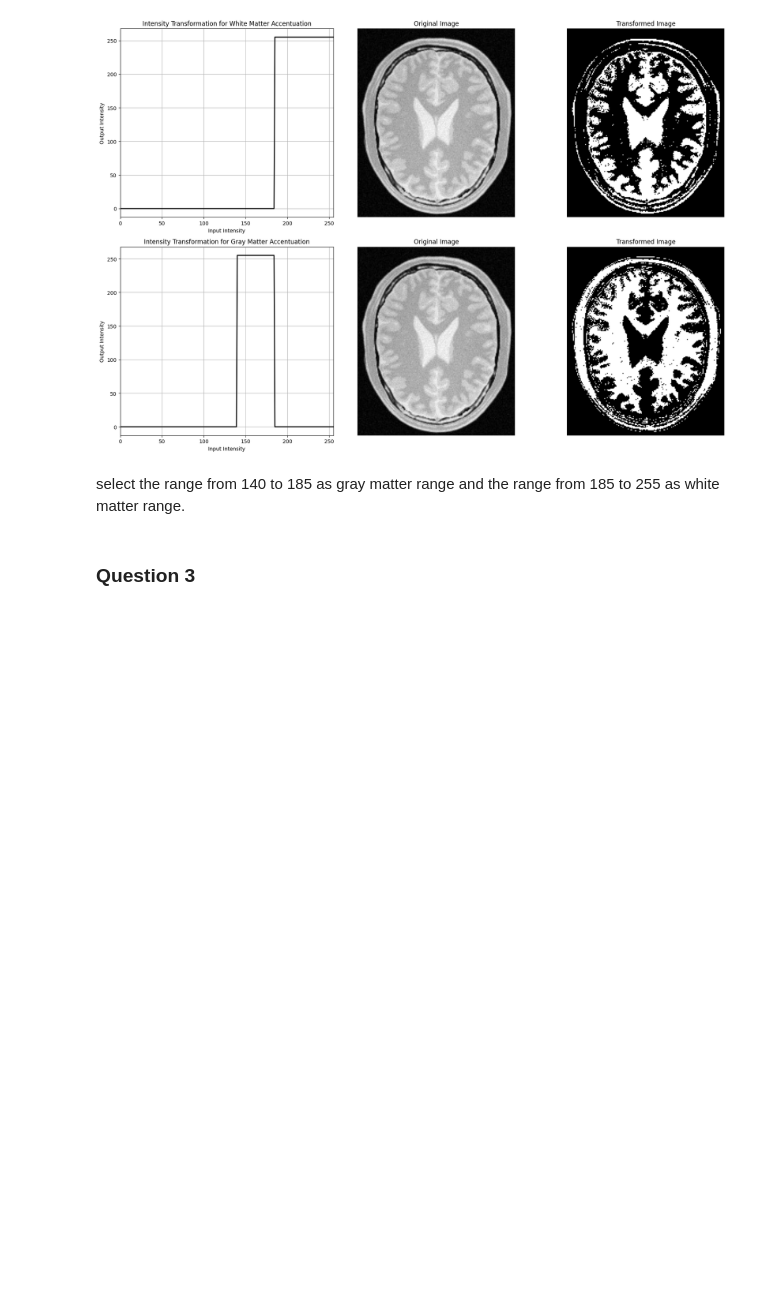
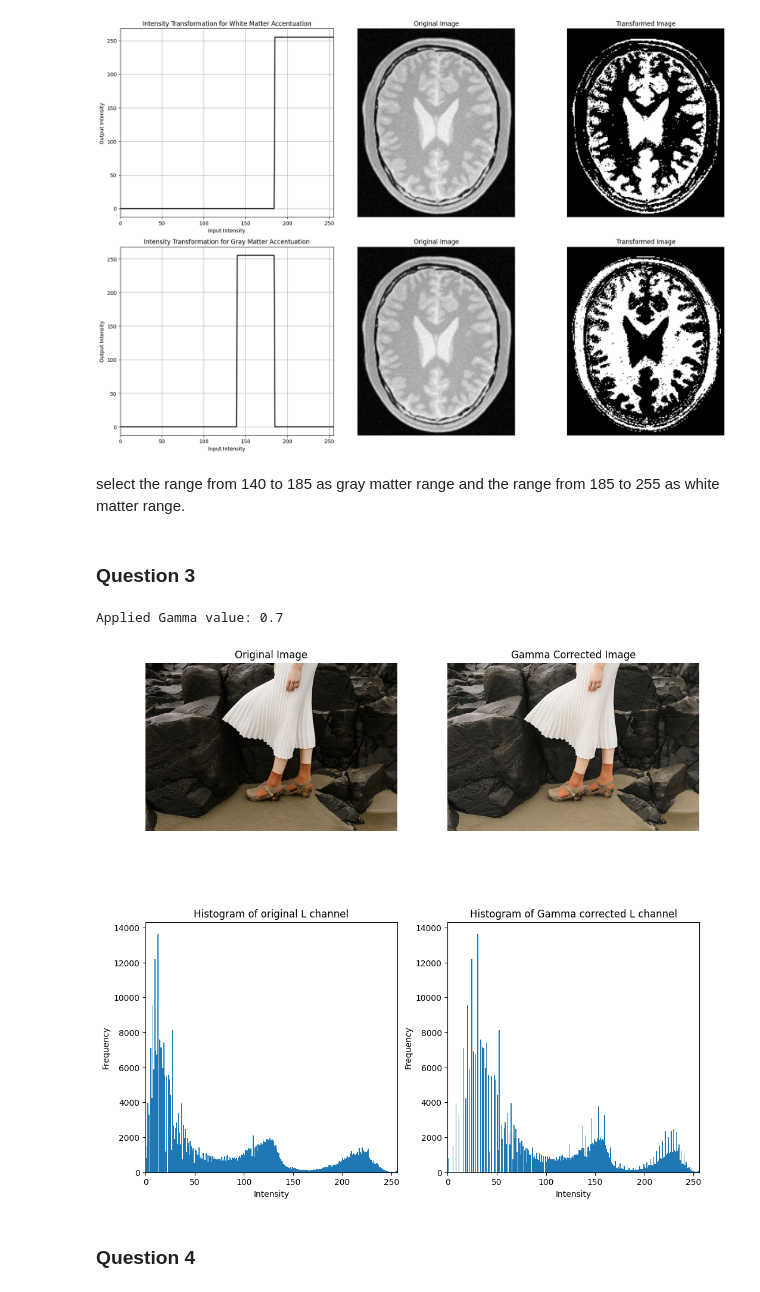
Before and after one commit to Akisara-23/EN3160_Assignment_01, a Jupyter notebook: 230229P_A_01.ipynb, the cells around one changed output. Cells and saved outputs as stored; diff of their text form; code cells hidden in the pictures; blank space fills up the shorter version.

Commit message:
Question 3 is done

```diff
--- a/230229P_A_01.ipynb
+++ b/230229P_A_01.ipynb
@@ -159,3 +159,51 @@ plt.show()
 select the range from 140 to 185 as gray matter range and the range from 185 to 255 as white matter range.
 # %% [markdown]
 ### Question 3
+# %%
+im_bgr = cv2.imread("images/WhatsApp Image 2026-09-09 at 20.02.44 (1).jpeg")
+
+# separating the L*a*b* channels
+L, a, b = cv2.split(cv2.cvtColor(im_bgr, cv2.COLOR_BGR2LAB))
+
+# Applying Gamma correction to the L channel
+gamma = 0.7
+print(f"Applied Gamma value: {gamma}")
+
+lut_gamma = np.array([((i / 255.0) ** gamma) * 255 for i in range(256)]).astype(np.uint8)
+L_corrected = cv2.LUT(L, lut_gamma)
+
+# merge corrected L channel with original a and b channels
+im_lab_corrected = cv2.merge([L_corrected, a, b])
+
+fig, ax = plt.subplots(2, 2, figsize= (12,12))
+
+# Plotting the original image
+ax[0][0].imshow(cv2.cvtColor(im_bgr, cv2.COLOR_BGR2RGB))
+ax[0][0].set_title('Original Image')
+ax[0][0].axis('off')
+
+# Plotting Gamma corrected image
+ax[0][1].imshow(cv2.cvtColor(im_lab_corrected, cv2.COLOR_LAB2RGB))
+ax[0][1].set_title('Gamma Corrected Image')
+ax[0][1].axis('off')
+
+# plotting the histogram of original L channel
+ax[1][0].hist(L.ravel(), bins= 256, range= [0, 256])
+ax[1][0].set_title('Histogram of original L channel')
+ax[1][0].set_xlabel('Intensity')
+ax[1][0].set_ylabel('Frequency')
+ax[1][0].set_xlim([0, 256])
+
+# plotting the histogram of Gamma corrected L channel
+ax[1][1].hist(L_corrected.ravel(), bins= 256, range= [0, 256])
+ax[1][1].set_title('Histogram of Gamma corrected L channel')
+ax[1][1].set_xlabel('Intensity')
+ax[1][1].set_ylabel('Frequency')
+ax[1][1].set_xlim([0, 256])
+
+plt.show()
+# %% [output]
+Applied Gamma value: 0.7
+[figure, added]
+# %% [markdown]
+### Question 4
```
